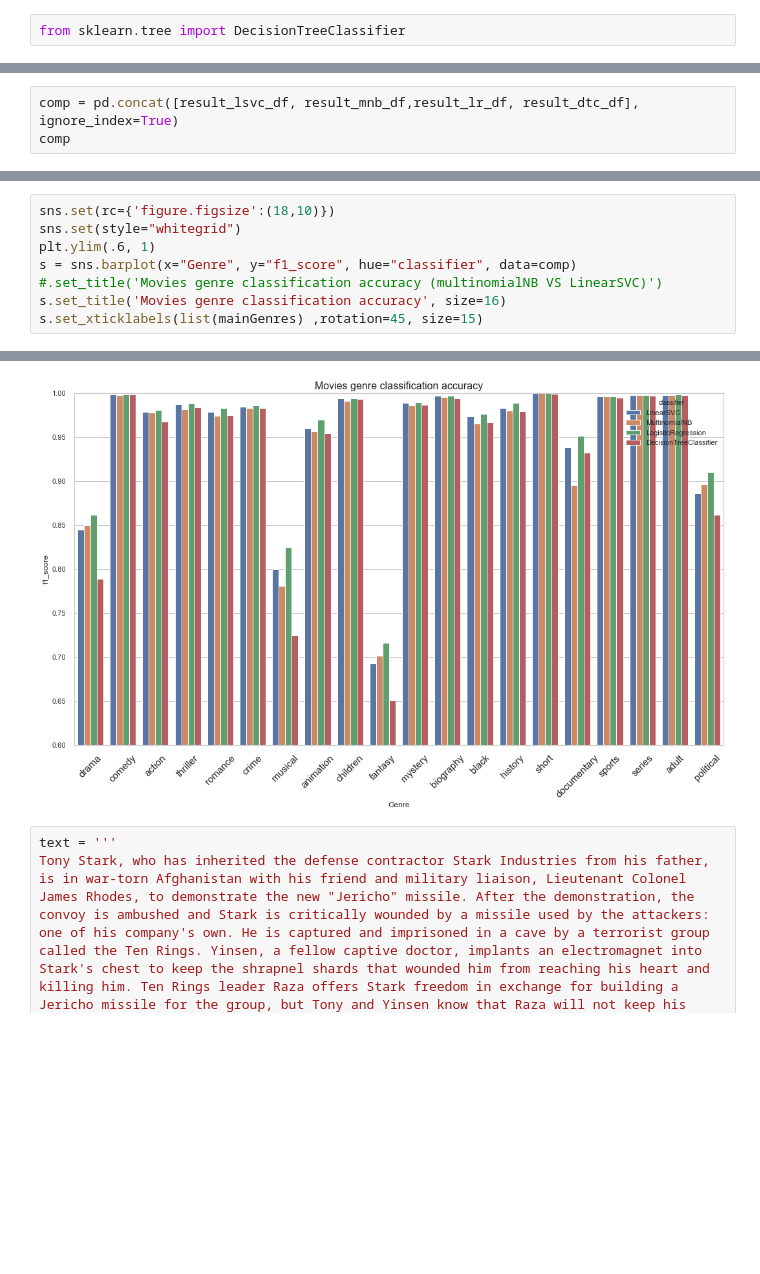
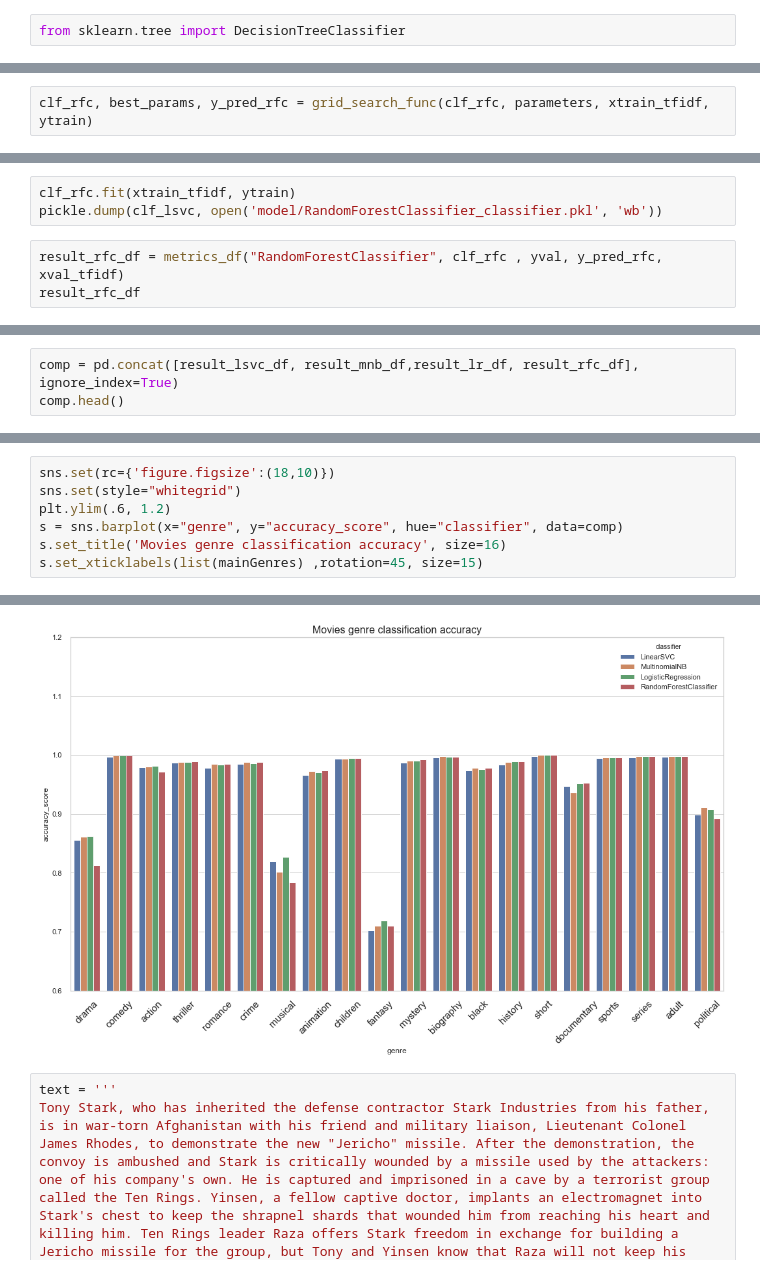
Before and after one commit to sreeragsreenath/info6105_project, a Jupyter notebook: notebooks/Movie Classification EDA.ipynb, the cells around one changed output, grey strips where cells are left out. Cells and saved outputs as stored; diff of their text form; blank space fills up the shorter version.

```diff
--- a/notebooks/Movie Classification EDA.ipynb
+++ b/notebooks/Movie Classification EDA.ipynb
@@ -914,0 +1281,2 @@ result_dtc_df
+# %%
+clf_rfc, best_params, y_pred_rfc = grid_search_func(clf_rfc, parameters, xtrain_tfidf, ytrain)
@@ -914,0 +1294,6 @@ result_dtc_df
+# %%
+clf_rfc.fit(xtrain_tfidf, ytrain)
+pickle.dump(clf_lsvc, open('model/RandomForestClassifier_classifier.pkl', 'wb'))
+# %%
+result_rfc_df = metrics_df("RandomForestClassifier", clf_rfc , yval, y_pred_rfc, xval_tfidf)
+result_rfc_df
@@ -915,4 +1327,4 @@ result_dtc_df
 # %%
-comp = pd.concat([result_lsvc_df, result_mnb_df,result_lr_df, result_dtc_df], ignore_index=True)
-comp
+comp = pd.concat([result_lsvc_df, result_mnb_df,result_lr_df, result_rfc_df], ignore_index=True)
+comp.head()
 # %% [output]
@@ -957,32 +1357,32 @@ comp.sort_values('f1_score').drop_duplicates(['Genre'],keep='last')
 # %%
 sns.set(rc={'figure.figsize':(18,10)})
 sns.set(style="whitegrid")
-plt.ylim(.6, 1)
-s = sns.barplot(x="Genre", y="f1_score", hue="classifier", data=comp) #.set_title('Movies genre classification accuracy (multinomialNB VS LinearSVC)')
+plt.ylim(.6, 1.2)
+s = sns.barplot(x="genre", y="accuracy_score", hue="classifier", data=comp)
 s.set_title('Movies genre classification accuracy', size=16)
 s.set_xticklabels(list(mainGenres) ,rotation=45, size=15)
 # %% [output]
 [Text(0, 0, 'drama'),
  Text(0, 0, 'comedy'),
  Text(0, 0, 'action'),
  Text(0, 0, 'thriller'),
  Text(0, 0, 'romance'),
  Text(0, 0, 'crime'),
  Text(0, 0, 'musical'),
  Text(0, 0, 'animation'),
  Text(0, 0, 'children'),
  Text(0, 0, 'fantasy'),
  Text(0, 0, 'mystery'),
  Text(0, 0, 'biography'),
  Text(0, 0, 'black'),
  Text(0, 0, 'history'),
  Text(0, 0, 'short'),
  Text(0, 0, 'documentary'),
  Text(0, 0, 'sports'),
  Text(0, 0, 'series'),
  Text(0, 0, 'adult'),
  Text(0, 0, 'political')]
-[figure, old version]
+[figure, new version]
 # %%
 text = '''
 Tony Stark, who has inherited the defense contractor Stark Industries from his father, is in war-torn Afghanistan with his friend and military liaison, Lieutenant Colonel James Rhodes, to demonstrate the new "Jericho" missile. After the demonstration, the convoy is ambushed and Stark is critically wounded by a missile used by the attackers: one of his company's own. He is captured and imprisoned in a cave by a terrorist group called the Ten Rings. Yinsen, a fellow captive doctor, implants an electromagnet into Stark's chest to keep the shrapnel shards that wounded him from reaching his heart and killing him. Ten Rings leader Raza offers Stark freedom in exchange for building a Jericho missile for the group, but Tony and Yinsen know that Raza will not keep his word.
```
Also changed, not shown: parts of 203 cells of this notebook, 5 other files.
